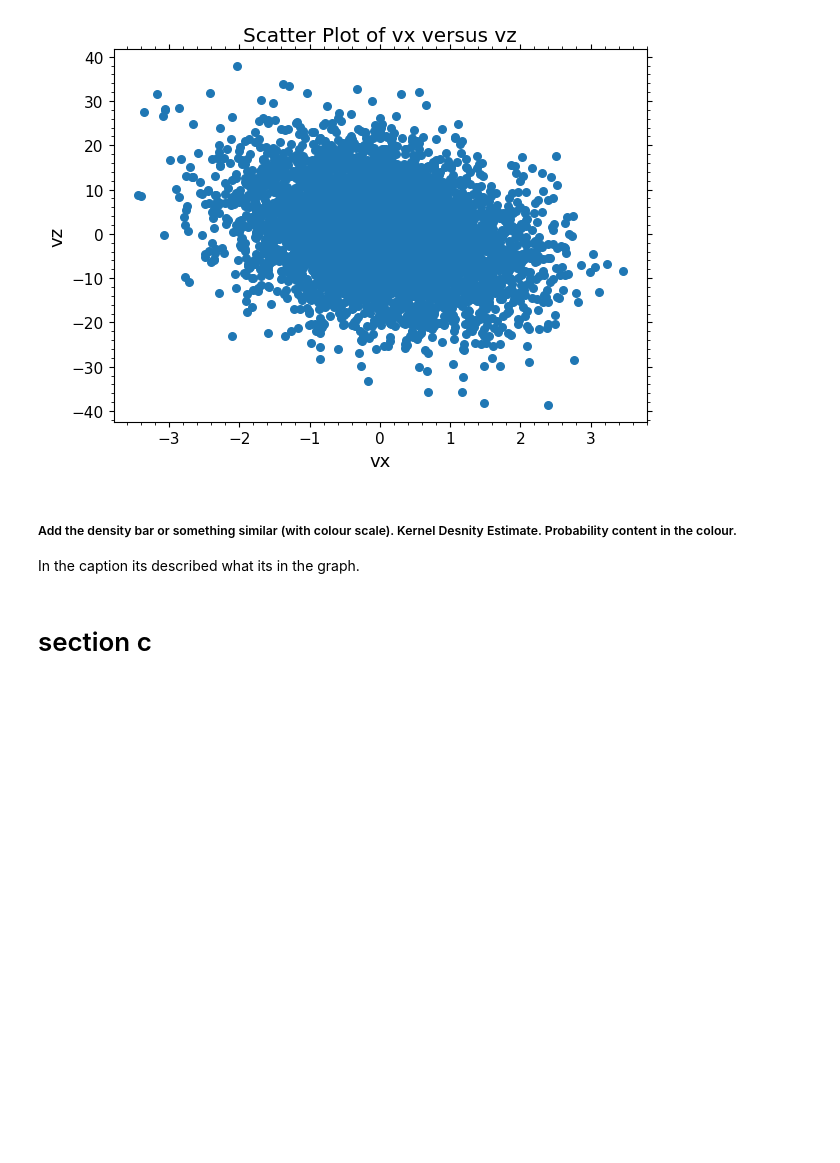
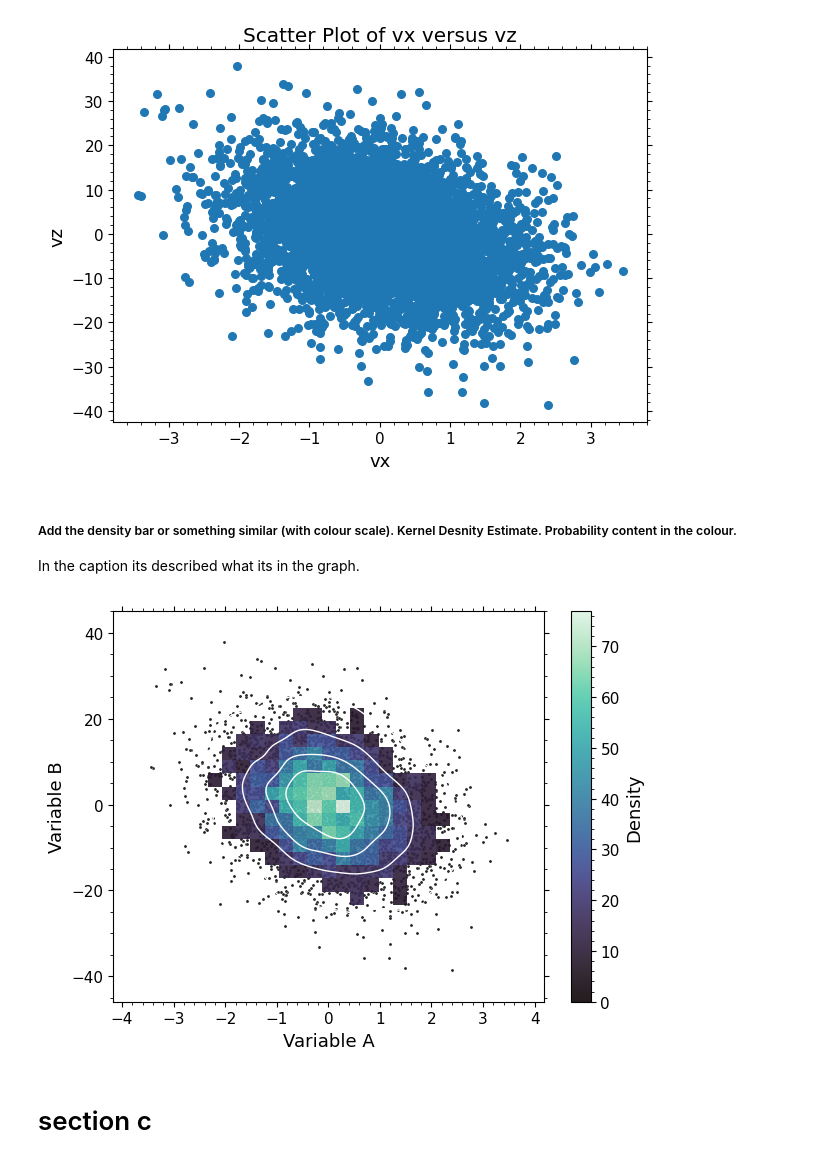
Before and after one commit to AndreaSainz/DIS, a Jupyter notebook: S1/Problem_sheet_1/Problem1_S1.ipynb, the cells around one changed output. Saved outputs shown, nothing was run; the diff lists cells and outputs as text; code cells hidden in the pictures; blank space fills up the shorter version.

Commit message:
Problem 1 and 4 S1 sheet 2

```diff
--- a/S1/Problem_sheet_1/Problem1_S1.ipynb
+++ b/S1/Problem_sheet_1/Problem1_S1.ipynb
@@ -11,7 +12,7 @@ import matplotlib.pyplot as plt
 plt.style.use(r"/Users/andreasainz/Documents/DIS/First term code/DIS/mphil.mplstyle")
 # %%
 #Read data
-df = pd.read_pickle(r"/Users/andreasainz/Documents/DIS/First term code/DIS/S1/First sheet/ps1.pkl")
+df = pd.read_pickle(r"/Users/andreasainz/Documents/DIS/First term code/DIS/S1/Problem_sheet_1/ps1.pkl")
 # %%
 #Show data
 df
@@ -58,6 +59,19 @@ plt.show()
 ##### Add the density bar or something similar (with colour scale). Kernel Desnity Estimate. Probability content in the colour.
 
 In the caption its described what its in the graph.
+# %%
+fig , ax = plt . subplots ()
+x , y = df['vx'], df['vz']
+sns.scatterplot (x=x , y =y , s=5, color =" 0.15 ")
+sns.histplot (x=x ,y=y , bins =25, pthresh =0.1, cmap ="mako", alpha =0.9, cbar=True,
+             cbar_kws={'label': 'Density'})
+sns.kdeplot (x=x , y =y , levels =5, color = 'w', linewidths =1)
+ax.set_xlabel ('Variable A')
+ax.set_ylabel ('Variable B')
+
+fig.show()
+# %% [output]
+[figure, added]
 # %% [markdown]
 # section c
 # %%
```
Also changed, not shown: parts of 1 cell of this notebook, 2 other files.
